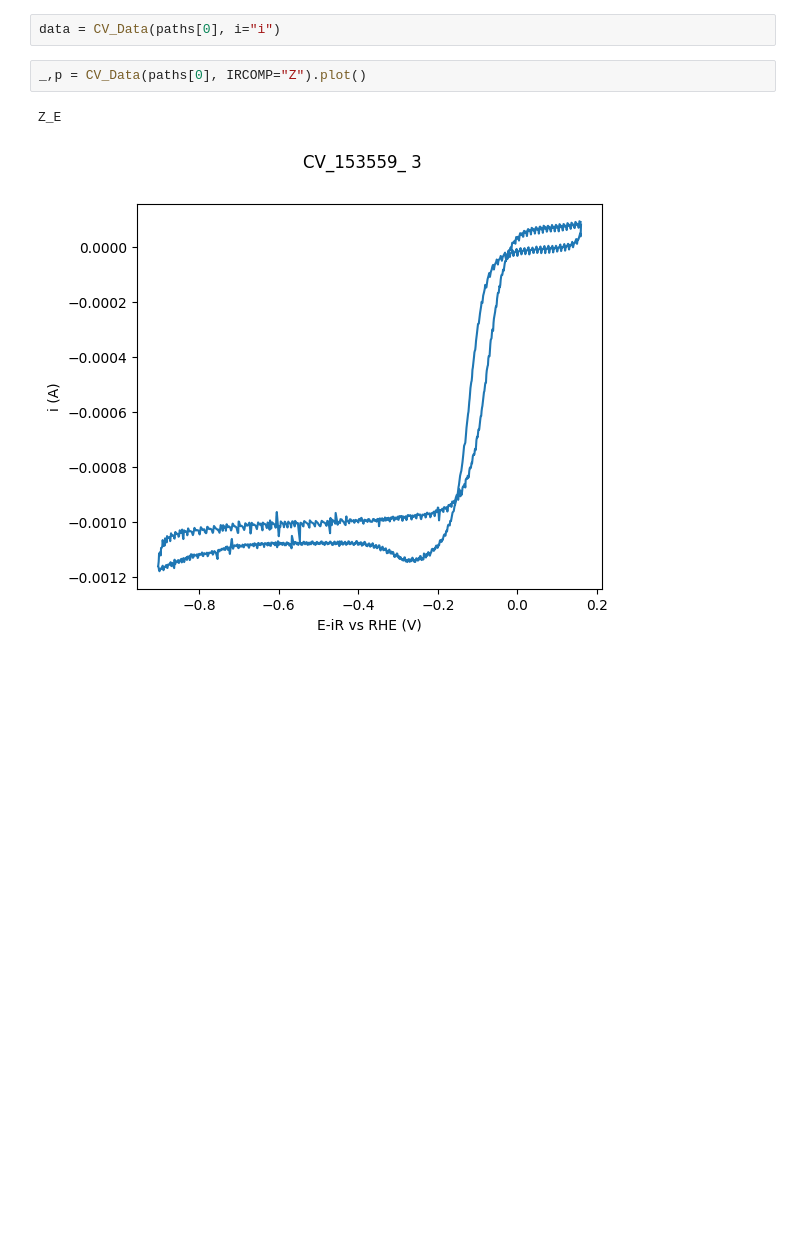
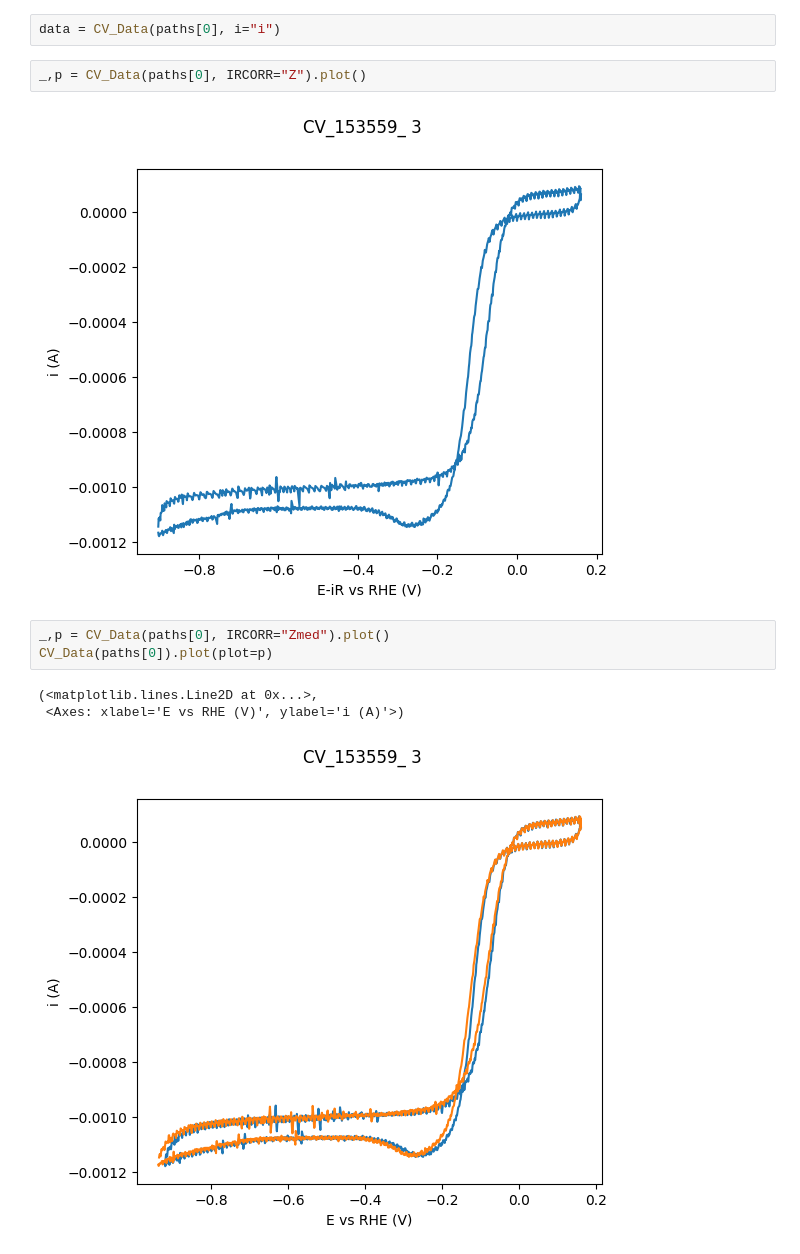
Before and after one commit to NordicEC/EC4py, a Jupyter notebook: dev/CV_Data/CV_Data_t5 _IRCOMP.ipynb, the cells around one changed output. Drawn from its saved outputs; the diff is of its cells as text; blank space fills up the shorter version.

```diff
--- a/dev/CV_Data/CV_Data_t5 _IRCOMP.ipynb
+++ b/dev/CV_Data/CV_Data_t5 _IRCOMP.ipynb
@@ -37,8 +37,14 @@ a.get_channel("Z_E")
 # %%
 data = CV_Data(paths[0], i="i")
 # %%
-_,p = CV_Data(paths[0], IRCOMP="Z").plot()
+_,p = CV_Data(paths[0], IRCORR="Z").plot()
 # %% [output]
-Z_E
 [figure]
+# %%
+_,p = CV_Data(paths[0], IRCORR="Zmed").plot()
+CV_Data(paths[0]).plot(plot=p)
+# %% [output]
+(<matplotlib.lines.Line2D at 0x...>,
+ <Axes: xlabel='E vs RHE (V)', ylabel='i (A)'>)
+[figure, added]
 # %%
```
Also changed, not shown: parts of 4 cells of this notebook, 3 other files.
